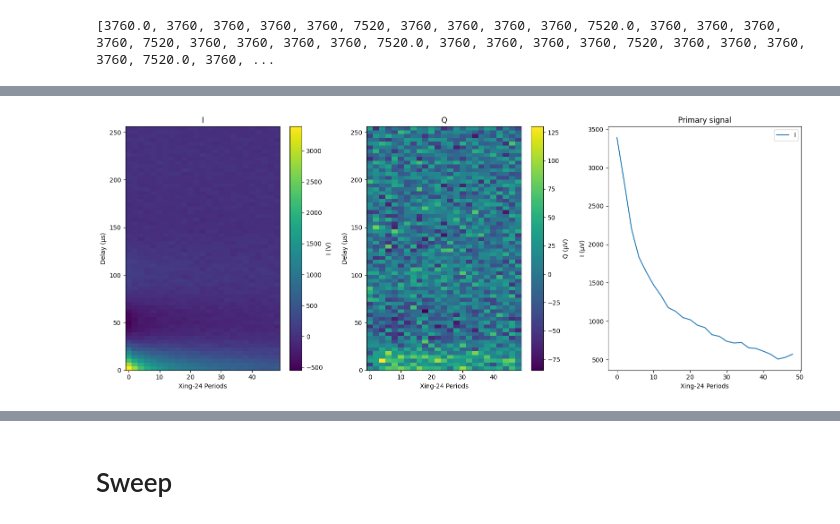
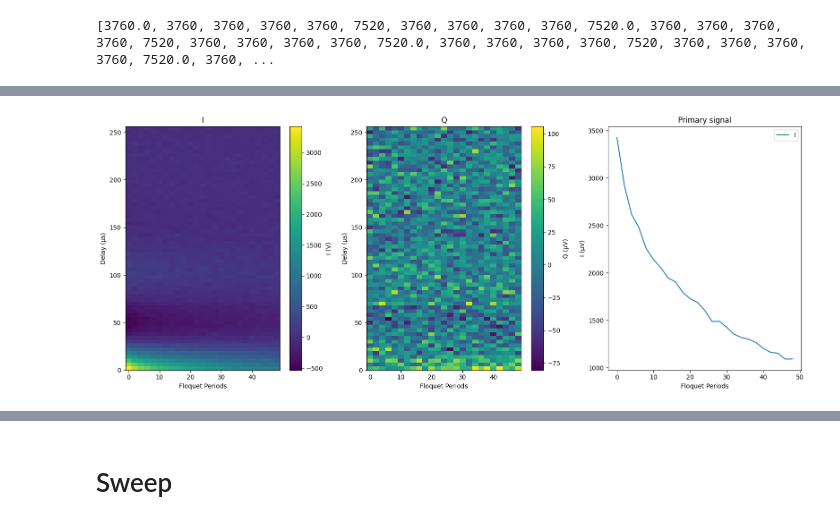
Before and after one commit to MasonBates/qeg-nmr-expt, a Jupyter notebook: alt32.ipynb, the cells around one changed output, grey strips where cells are left out. Drawn from its saved outputs; the diff is of its cells as text; code cells hidden in the pictures.

```diff
--- a/alt32.ipynb
+++ b/alt32.ipynb
@@ -10,28 +10,29 @@ from scipy.optimize import curve_fit
 from scipy.special import jn
 import time
 
-u = unit(coerce_to_integer=True)
+un = unit(coerce_to_integer=True)
 # %% [markdown]
 # Settings
 # %%
 # create base settings object for experiments
 settings = qnmr.ExperimentSettings(
     n_avg=4,
-    pulse_length=1.24 * u.us,
-    pulse_amplitude=0.465,  # amplitude is 0.5*Vpp
+    pulse_length=1.24 * un.us,
+    pulse_amplitude=0.467,  # amplitude is 0.5*Vpp
     pulse_shape="square",
     pulse_rise_fall=0.0,  # 0% rise/fall time
     rotation_angle=139,  # degrees
-    thermal_reset=4 * u.s,
-    center_freq=282.1901 * u.MHz,
-    offset_freq=20250 * u.Hz,
-    readout_delay=20 * u.us,
-    dwell_time=4 * u.us,
-    readout_start=0 * u.us,
-    readout_end=256 * u.us,
+    thermal_reset=4 * un.s,
+    center_freq=282.1901 * un.MHz,
+    offset_freq=20340 * un.Hz,
+    readout_delay=20 * un.us,
+    dwell_time=4 * un.us,
+    readout_start=0 * un.us,
+    readout_end=256 * un.us,
     save_dir=Path.home() / "Dropbox/QEG/NMR/RawData" / "alt32"
 )
 rho0 = "Z"
+t0 = 5 * un.us
 cfg = qnmr.cfg_from_settings(settings)
 # %% [markdown]
 # Tests
@@ -89,0 +187,7 @@ print(alt32_delays)
+# %%
+#@title wei16 + alt16 definition
+wei16alt16_phases = np.concatenate((wei16_phases, xing16_phases))
+print(wei16alt16_phases)
+
+wei16alt16_delays = np.concatenate([wei16_delays[:-1],    [wei16_delays[-1]+xing16_delays[0]],    xing16_delays[1:]])
+print(wei16alt16_delays)
@@ -200,33 +285,35 @@ cfg = qnmr.cfg_from_settings(settings)
 
 # define experiment object
 expt = qnmr.Experiment2D(settings=settings, config=cfg)
-expt.add_frame_change(angle=-3.5, elements=(settings.res_key, settings.helper_key))
+expt.add_frame_change(angle=-4.25, elements=(settings.res_key, settings.helper_key))
 
 # rotate to evolve X, Y, or Z state operator under DQ
 if   rho0 == "X": expt.add_pulse(phase=[90, 270], element=settings.res_key, phase_cycle=True)
 elif rho0 == "Y": expt.add_pulse(phase=[180, 0], element=settings.res_key, phase_cycle=True)
 elif rho0 == "Z": pass
 else: raise ValueError("Invalid operator choice. Must be 'X', 'Y', or 'Z'.")
-expt.add_delay(2.5*u.us)
+expt.add_delay(2.5*un.us)
 
 # evolve
 period_list = np.arange(0,50,2)
 # expt.add_floquet_sequence(phases=alt32_phases, delays=alt32_delays, repetitions=period_list)
-# expt.add_floquet_sequence(phases=sandwich32_phases, delays=sandwich32_delays, repetitions=period_list)
+# expt.add_floquet_sequence(phases=xing32_phases, delays=xing32_delays, repetitions=period_list)
+# expt.add_floquet_sequence(phases=xing16_phases, delays=xing16_delays, repetitions=period_list)
 # expt.add_floquet_sequence(phases=wei16_phases, delays=wei16_delays, repetitions=period_list)
+expt.add_floquet_sequence(phases=wei16alt16_phases, delays=wei16alt16_delays, repetitions=period_list)
 # expt.add_floquet_sequence(phases=xing24_phases, delays=xing24_delays, repetitions=period_list)
-expt.add_floquet_sequence(phases=mason40_phases, delays=mason40_delays, repetitions=period_list)
+# expt.add_floquet_sequence(phases=mason40_phases, delays=mason40_delays, repetitions=period_list)
 expt.update_sweep_label("Floquet Periods")
 
 # rotate back to measure X, Y, or Z observable
-expt.add_delay(2.5 * u.us)
+expt.add_delay(2.5 * un.us)
 if   rho0 == "X": expt.add_pulse(phase=[270, 90], phase_cycle=True, element=settings.res_key)
 elif rho0 == "Y": expt.add_pulse(phase=[0, 180], phase_cycle=True, element=settings.res_key)
 elif rho0 == "Z": pass
 else: raise ValueError("Invalid operator choice. Must be 'X', 'Y', or 'Z'.")
 
 # filter transients and measure
-expt.add_delay(1 * u.ms)
+expt.add_delay(1 * un.ms)
 expt.add_pulse(element=settings.res_key, phase=[90, 270], phase_cycle=True)
 expt.add_measurement(phase=[0, 180], phase_cycle=True,)
 
@@ -242,2 +329,2 @@ expt.execute_experiment()
 Progress: [############                                      ] 25.0% (n=1/4) --> elapsed time: 0.06s
-[figure, old version]
+[figure, new version]
```
Also changed, not shown: parts of 23 cells of this notebook, 1 other file.
